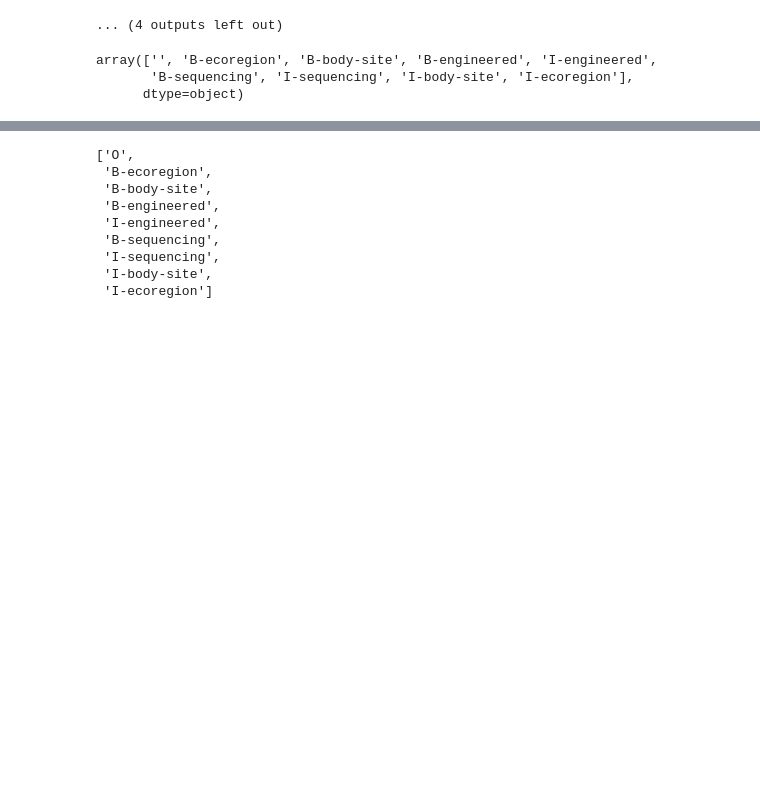
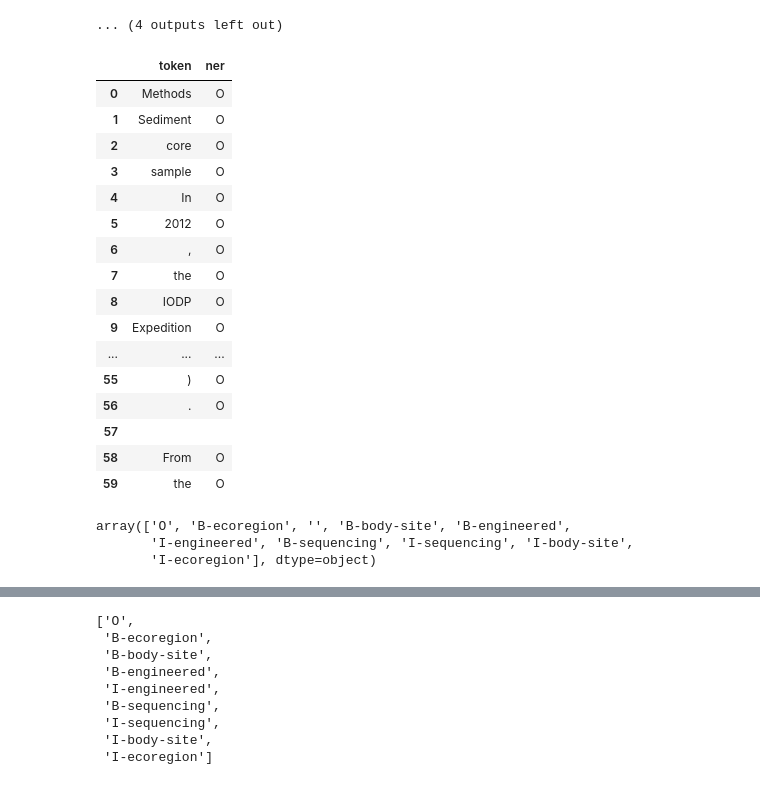
Before and after one commit to tsantosh7/Unsupervised-Supervised-Protein-Genes-Diseases-Organisms-Extraction, a Jupyter notebook: Notebooks/metagenomics_annotations/metagenomic_data_merge.ipynb, the cells around one changed output, grey strips where cells are left out. Cells and saved outputs as stored; diff of their text form; code cells hidden in the pictures; blank space fills up the shorter version.

```diff
--- a/Notebooks/metagenomics_annotations/metagenomic_data_merge.ipynb
+++ b/Notebooks/metagenomics_annotations/metagenomic_data_merge.ipynb
@@ -100,7 +100,8 @@ data_frame
 90828 rows × 17 columns
 # %%
 import matplotlib.pyplot as plt
-df = data_frame
+df = data_frame.drop('token', axis=1)
+
 # Assuming you already have a DataFrame named 'df'
 
 # Define the label to remove
@@ -261,14 +295,34 @@ set1 = transform_dataframe(data_frame[['token','body-site', 'ecoregion', 'engine
 # set3 = transform_dataframe(data_frame[['token','LCM',  'date', 'place', 'host']])
 # set4 = transform_dataframe(data_frame[['token','sample-material', 'LS', 'gene']])
 # set5 = transform_dataframe(data_frame[['token','kit', 'state',  'primer']])
+# %%
+set1.head(60)
+# %% [output]
+|  | token | ner |
+| 0 | Methods | O |
+| 1 | Sediment | O |
+| 2 | core | O |
+| 3 | sample | O |
+| 4 | In | O |
+| 5 | 2012 | O |
+| 6 | , | O |
+| 7 | the | O |
+| 8 | IODP | O |
+| 9 | Expedition | O |
+| ... | ... | ... |
+| 55 | ) | O |
+| 56 | . | O |
+| 57 |  |  |
+| 58 | From | O |
+| 59 | the | O |
 # %%
 set1.to_csv('/content/gdrive/MyDrive/Colab Notebooks/Metagenomics/set1_dataset.csv')
 # %%
 set1['ner'].unique()
 # %% [output]
-array(['', 'B-ecoregion', 'B-body-site', 'B-engineered', 'I-engineered',
-       'B-sequencing', 'I-sequencing', 'I-body-site', 'I-ecoregion'],
-      dtype=object)
+array(['O', 'B-ecoregion', '', 'B-body-site', 'B-engineered',
+       'I-engineered', 'B-sequencing', 'I-sequencing', 'I-body-site',
+       'I-ecoregion'], dtype=object)
 # %%
 !pip install datasets
 # %% [output]
```
Also changed, not shown: parts of 17 cells of this notebook.
